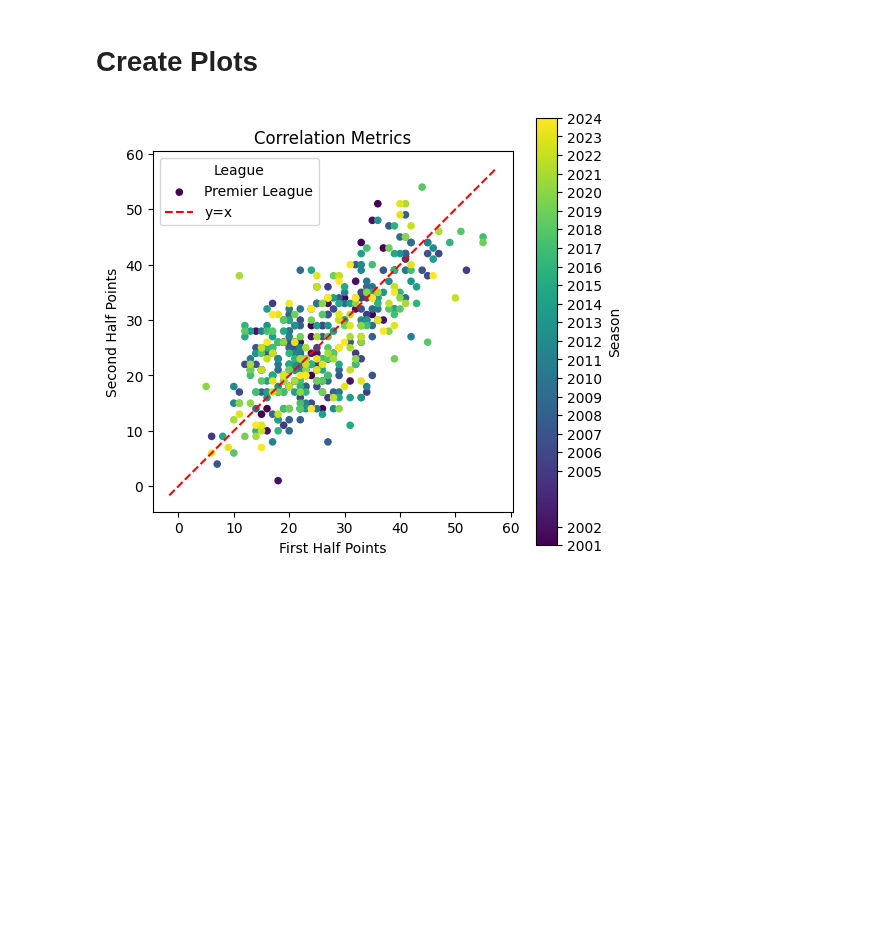
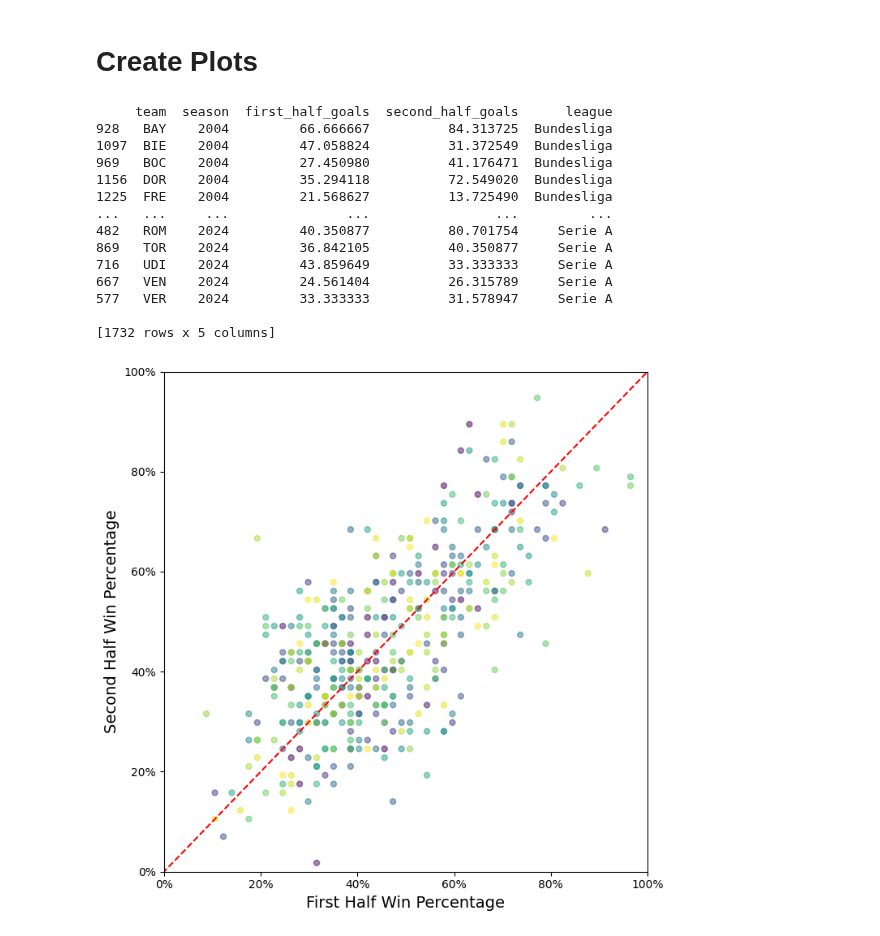
Before and after one commit to mikeyautorino2/skillvsluck, a Jupyter notebook: data/european_soccer/code/correlations.ipynb, the cells around one changed output. Saved outputs shown, nothing was run; the diff lists cells and outputs as text; code cells hidden in the pictures; blank space fills up the shorter version.

Commit message:
add correlation outputs

```diff
--- a/data/european_soccer/code/correlations.ipynb
+++ b/data/european_soccer/code/correlations.ipynb
@@ -92,6 +94,8 @@ def correlation(team,season, matches_played):
     second_half = df.iloc[midpoint:]
     first_half_goals = goal_calculation(team, first_half)
     second_half_goals = goal_calculation(team, second_half)
+    first_half_goals = (first_half_goals/len(first_half))/ 3 * 100
+    second_half_goals = (second_half_goals/len(second_half)) / 3 * 100
     dictionary= {"team": team, "season": season, "first_half_goals": first_half_goals, "second_half_goals": second_half_goals}
 
     return dictionary
@@ -134,39 +147,56 @@ La Liga
 # %% [markdown]
 # Create Plots
 # %%
-allleagues = pd.read_csv("/Users/joeyli/skillvsluck/data/european_soccer/csv/analysis/correlation_metrics.csv")
+print(allleagues)
+import matplotlib.ticker as mtick
 
 for league in league_data:
-    ax = None
+    fig, ax = plt.subplots(figsize=(7,7), constrained_layout=True)
     df = allleagues[allleagues["league"] == league].copy()
     df["season"] = df["season"].astype(int)
-    ax = df.plot(
-        x="first_half_goals", y="second_half_goals", kind="scatter", ax=ax, label=league, marker='o',          # circle marker
+
+     #/ by points per game and divide by 3 to get win percentage
+
+
+    df.plot(
+        x="first_half_goals", y="second_half_goals", kind="scatter", ax=ax, marker='o', alpha=0.5, s=25,          # circle marker
         c=df["season"],  # 'c' instead of 'color' for a color map
         cmap="viridis"
     )
     # Remove the automatic colorbar
     for cbar in ax.figure.axes:
         if cbar is not ax:  # any other axes besides main one
             cbar.remove()
-    ax.set_aspect('equal', adjustable='box')
-    cbar = plt.colorbar(ax.collections[0], label="Season")
-    cbar.set_ticks(sorted(df["season"].unique()))  # show only actual seasons
-    cbar.set_ticklabels(sorted(df["season"].unique()))  # match labels exactly
+    # ax.set_aspect('equal', adjustable='box')
+    ax.yaxis.set_major_formatter(mtick.PercentFormatter(xmax=100))
+    ax.xaxis.set_major_formatter(mtick.PercentFormatter(xmax=100))
 
     min_val = min(plt.xlim()[0], plt.ylim()[0])
     max_val = max(plt.xlim()[1], plt.ylim()[1])
     line_vals = np.linspace(min_val, max_val, 100) # Generate points for the line
+    plt.xlim(0, 100)
+    plt.ylim(0, 100)
 
 # Plot the y=x line
     plt.plot(line_vals, line_vals, color='red', linestyle='--', label='y=x')
-
-    plt.title("Correlation Metrics")
-
-    plt.xlabel("First Half Points")
-    plt.ylabel("Second Half Points")
-    plt.legend(title="League")
+    plt.title("")
+    plt.xlabel("First Half Win Percentage", fontsize = 14)
+    plt.ylabel("Second Half Win Percentage", fontsize = 14)
     plt.tight_layout()
     plt.savefig(f"{league}_correlation.png".lower())
 # %% [output]
+     team  season  first_half_goals  second_half_goals      league
+928   BAY    2004         66.666667          84.313725  Bundesliga
+1097  BIE    2004         47.058824          31.372549  Bundesliga
+969   BOC    2004         27.450980          41.176471  Bundesliga
+1156  DOR    2004         35.294118          72.549020  Bundesliga
+1225  FRE    2004         21.568627          13.725490  Bundesliga
+...   ...     ...               ...                ...         ...
+482   ROM    2024         40.350877          80.701754     Serie A
+869   TOR    2024         36.842105          40.350877     Serie A
+716   UDI    2024         43.859649          33.333333     Serie A
+667   VEN    2024         24.561404          26.315789     Serie A
+577   VER    2024         33.333333          31.578947     Serie A
+
+[1732 rows x 5 columns]
-[figure, old version]
+[figure, new version]
```
Also changed, not shown: parts of 5 cells of this notebook, 6 other files.
